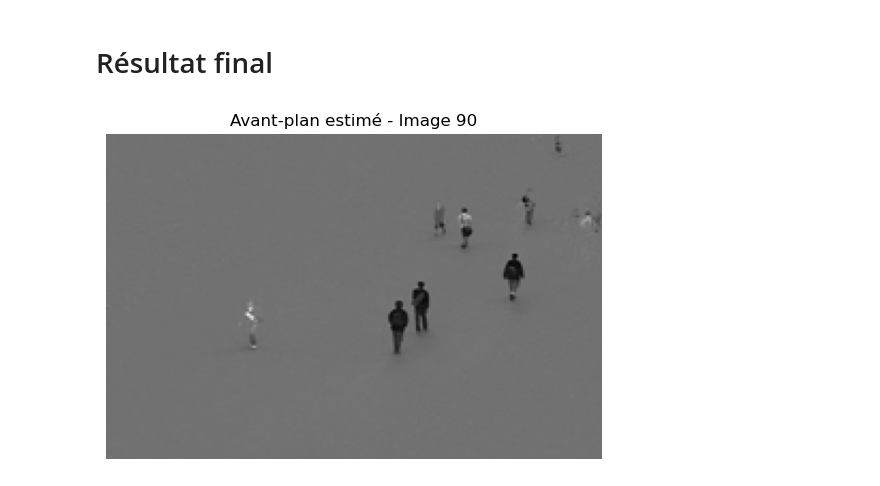
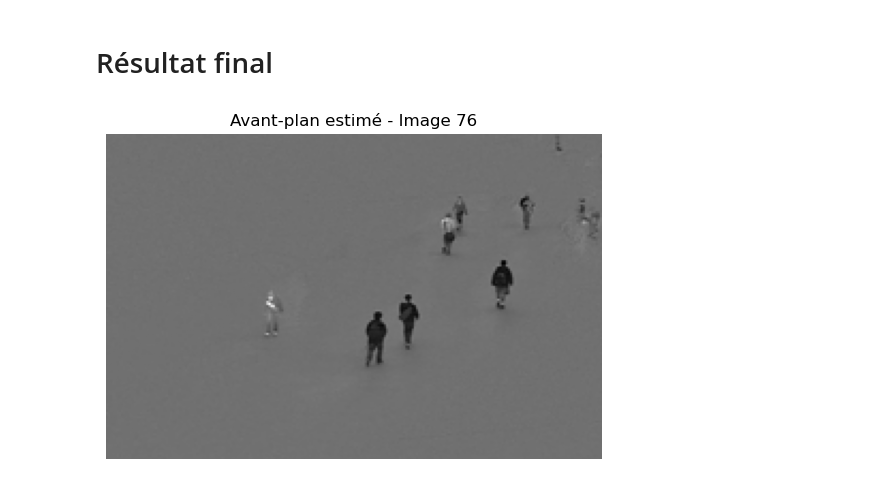
Before and after one commit to Rouxy42/Background-Removal-in-a-Video, a Jupyter notebook: codes/BackgroundRemoval.ipynb, the cells around one changed output. Saved outputs shown, nothing was run; the diff lists cells and outputs as text; code cells hidden in the pictures.

```diff
--- a/codes/BackgroundRemoval.ipynb
+++ b/codes/BackgroundRemoval.ipynb
@@ -5,12 +5,13 @@
 import numpy as np
 import os
 from scipy.io import loadmat
+import imageio.v2 as imageio
 
 # Obtenir le dossier du script actuel
-script_dir = os.path.dirname(os.path.abspath("pedsX.mat"))
+script_dir = os.path.dirname(os.path.abspath("pedsX_il.mat"))
 
 # Construire le chemin vers le fichier .mat dans le même dossier
-file_path = os.path.join(script_dir, "pedsX.mat")
+file_path = os.path.join(script_dir, "pedsX_il.mat")
 
 # Vérifier que le fichier existe
 if not os.path.isfile(file_path):
@@ -21,5 +22,9 @@ data = loadmat(file_path)
 
 # Exemple : accéder à une variable
 X = np.array(data["X"])  # convertir en ndarray pour sécurité
+X_transposed = X.T
+X2 = X.reshape(232, 152, 100).T
+X2 = 1 - X2
+# Ici, on a récupéré la big matrice avec les images vectorisées (X c'est la vidéo)
 
-# Ici, on a récupéré la big matrice avec les images vectorisées (X c'est la vidéo)
+imageio.mimsave("video2.mp4", X2, format='ffmpeg', fps=10, codec='libx264')
@@ -118,5 +138,5 @@ Calcul terminé et sauvegardé dans 'b_opt_results.npy'
 # %%
-b_opt = np.load("b_opt_results.npy")
+b_opt = np.load("b_opt_results2.npy")
 # %% [markdown]
 ### Formatage + affichage
 # %%
@@ -272,4 +316,7 @@ Calcul terminé et sauvegardé dans 'a_opt_results.npy'
 # %%
-a_opt = np.load("a_opt_results.npy")
-print(a_opt)
+a_opt = np.load("a_opt_results2.npy")
+t = np.linspace(0, 1, 100)
+
+plt.plot(t, a_opt, marker="o", linestyle='-')
+plt.show()
 # %% [output]
@@ -281,15 +324,15 @@ print(a_opt)
 # %% [markdown]
 # Résultat final
 # %%
-i = 89
-frame = (X[:,i] - b_opt*a_opt[i]).reshape((n, m)).T
+i = 75
+frame = (X[:,i] - b_opt*a_opt[i]).reshape((232, 152)).T
 frame = 1 - frame
 plt.imshow(frame, cmap='gray')
 plt.title(f"Avant-plan estimé - Image {i+1}")
 plt.axis('off')
 plt.show()
 # %% [output]
-[figure, old version]
+[figure, new version]
 # %%
 frames = []
 for i in range(100):
```
Also changed, not shown: parts of 8 cells of this notebook, 8 other files.
